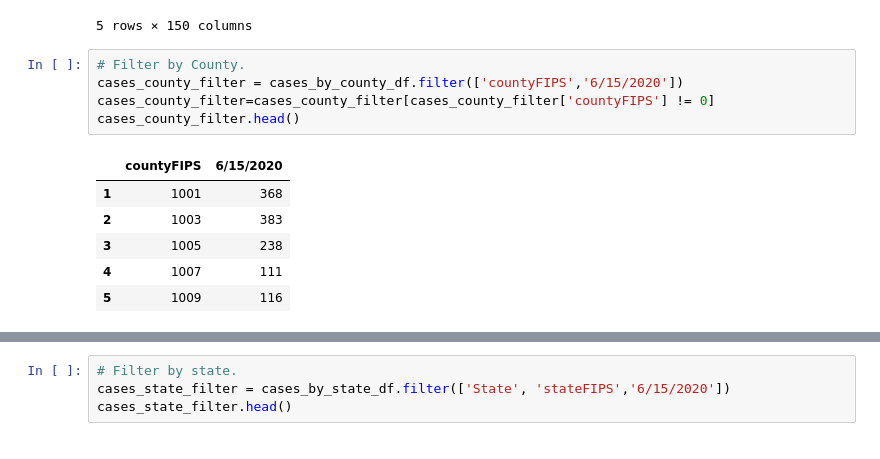
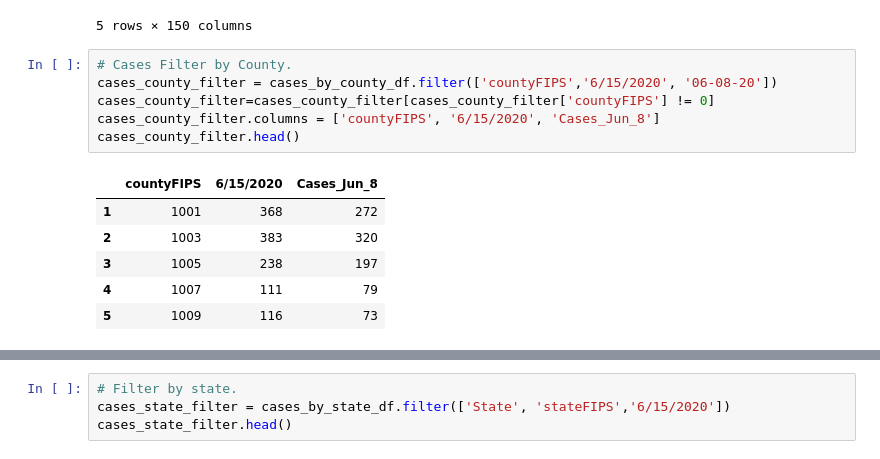
Before and after one commit to lewisaaronpaul/Project01_COVID-19_Analysis_TeamCool, a Jupyter notebook: project1apl.ipynb, the cells around one changed output, grey strips where cells are left out. Saved outputs shown, nothing was run; the diff lists cells and outputs as text.

```diff
--- a/project1apl.ipynb
+++ b/project1apl.ipynb
@@ -165,17 +205,18 @@ cases_by_state_df.head()
 | 4 | CA | 357364 | 360 | 0 | 0 | 0 | 0 | 2 | 3 | ... |
 5 rows × 150 columns
 # %%
-# Filter by County.
-cases_county_filter = cases_by_county_df.filter(['countyFIPS','6/15/2020'])
+# Cases Filter by County.
+cases_county_filter = cases_by_county_df.filter(['countyFIPS','6/15/2020', '06-08-20'])
 cases_county_filter=cases_county_filter[cases_county_filter['countyFIPS'] != 0]
+cases_county_filter.columns = ['countyFIPS', '6/15/2020', 'Cases_Jun_8']
 cases_county_filter.head()
 # %% [output]
-|  | countyFIPS | 6/15/2020 |
-| 1 | 1001 | 368 |
-| 2 | 1003 | 383 |
-| 3 | 1005 | 238 |
-| 4 | 1007 | 111 |
-| 5 | 1009 | 116 |
+|  | countyFIPS | 6/15/2020 | Cases_Jun_8 |
+| 1 | 1001 | 368 | 272 |
+| 2 | 1003 | 383 | 320 |
+| 3 | 1005 | 238 | 197 |
+| 4 | 1007 | 111 | 79 |
+| 5 | 1009 | 116 | 73 |
 # %%
 cases_county_filter.info()
 # %% [output]
```
Also changed, not shown: parts of 51 cells of this notebook, 16 other files.
